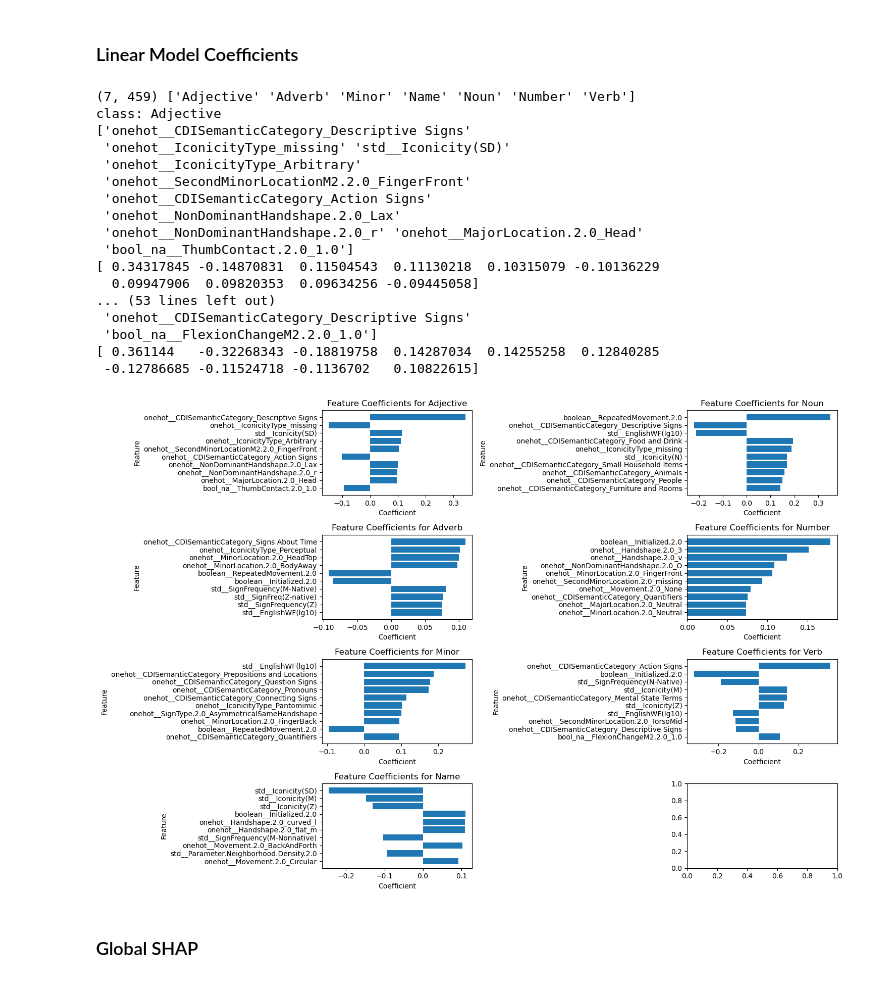
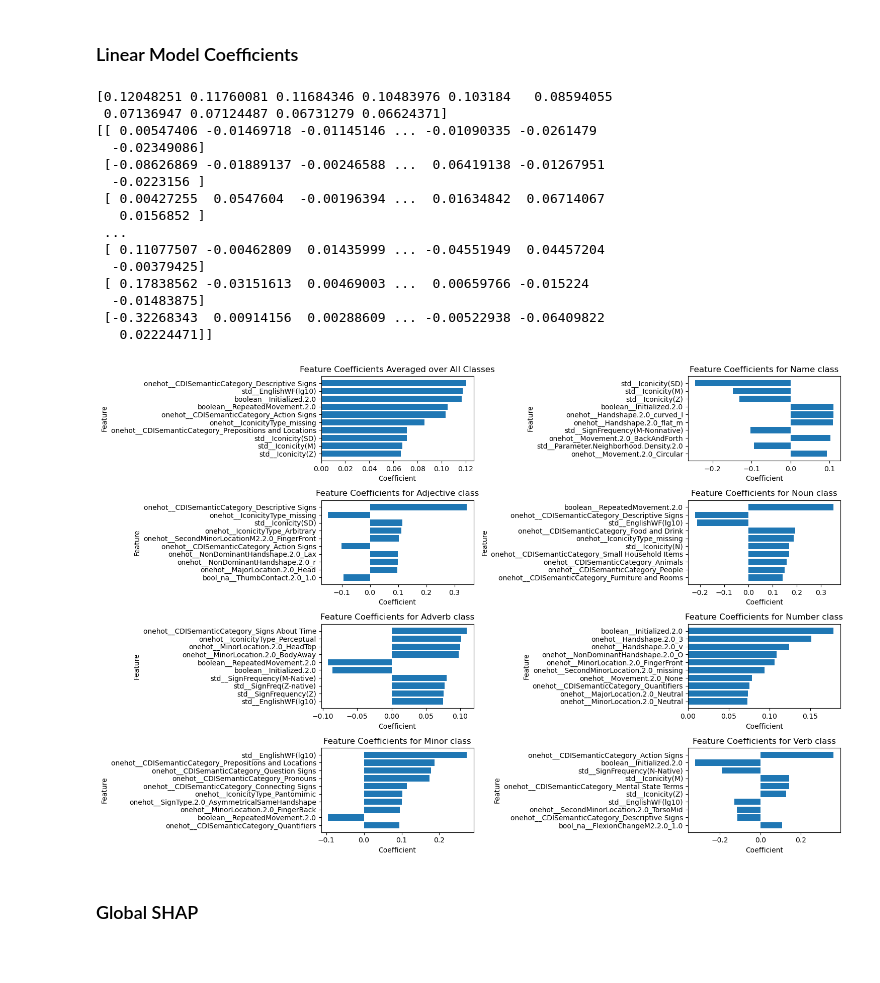
Before and after one commit to KevinCox9600/asl-lexical-class-prediction, a Jupyter notebook: src/lexical_class_predictor.ipynb, the cells around one changed output. Cells and saved outputs as stored; diff of their text form; code cells hidden in the pictures.

```diff
--- a/src/lexical_class_predictor.ipynb
+++ b/src/lexical_class_predictor.ipynb
@@ -624,46 +635,60 @@ plt.show()
 # %%
 classes = model.classes_
 coefs = model.coef_
-print(coefs.shape, classes)
+# print(coefs.shape, classes)
 fig, axs = plt.subplots(4, 2)
 for i, label in enumerate(classes):
-    x, y = i % 4, i // 4
+    index = i + 1
+    x, y = index % 4, index // 4
     ax = axs[x, y]
 
     class_coefs = coefs[i, :]
 
     top_ftr_indices = np.argsort(np.abs(class_coefs))[::-1][:num_ftrs]
     top_ftrs = features[top_ftr_indices]
     top_coefs = class_coefs[top_ftr_indices]
-    print('class:', label)
-    print(top_ftrs)
-    print(top_coefs)
+    # print('class:', label)
+    # print(top_ftrs)
+    # print(top_coefs)
 
     ax.barh(np.arange(num_ftrs), top_coefs[::-1])
     ax.set_yticks(np.arange(num_ftrs), top_ftrs[::-1])
     ax.set_ylabel("Feature")
     ax.set_xlabel("Coefficient")
     ax.set_title(f"Feature Coefficients for {label} class")
-    fig.set_size_inches(15, 10)
-    fig.show()
+
+mean_coefs = np.mean(np.abs(coefs), axis=0)
+top_ftr_indices = np.argsort(np.abs(mean_coefs))[::-1][:num_ftrs]
+top_ftrs = features[top_ftr_indices]
+top_coefs = mean_coefs[top_ftr_indices]
+print(top_coefs)
+print(coefs)
+
+ax = axs[0,0]
+ax.barh(np.arange(num_ftrs), top_coefs[::-1])
+ax.set_yticks(np.arange(num_ftrs), top_ftrs[::-1])
+ax.set_ylabel("Feature")
+ax.set_xlabel("Coefficient")
+ax.set_title(f"Feature Coefficients Averaged over All Classes")
+
+fig.set_size_inches(15, 10)
+fig.show()
 # %% [output]
-(7, 459) ['Adjective' 'Adverb' 'Minor' 'Name' 'Noun' 'Number' 'Verb']
-class: Adjective
-['onehot__CDISemanticCategory_Descriptive Signs'
- 'onehot__IconicityType_missing' 'std__Iconicity(SD)'
- 'onehot__IconicityType_Arbitrary'
- 'onehot__SecondMinorLocationM2.2.0_FingerFront'
- 'onehot__CDISemanticCategory_Action Signs'
- 'onehot__NonDominantHandshape.2.0_Lax'
- 'onehot__NonDominantHandshape.2.0_r' 'onehot__MajorLocation.2.0_Head'
- 'bool_na__ThumbContact.2.0_1.0']
-[ 0.34317845 -0.14870831  0.11504543  0.11130218  0.10315079 -0.10136229
-  0.09947906  0.09820353  0.09634256 -0.09445058]
-... (53 lines left out)
- 'onehot__CDISemanticCategory_Descriptive Signs'
- 'bool_na__FlexionChangeM2.2.0_1.0']
-[ 0.361144   -0.32268343 -0.18819758  0.14287034  0.14255258  0.12840285
- -0.12786685 -0.11524718 -0.1136702   0.10822615]
+[0.12048251 0.11760081 0.11684346 0.10483976 0.103184   0.08594055
+ 0.07136947 0.07124487 0.06731279 0.06624371]
+[[ 0.00547406 -0.01469718 -0.01145146 ... -0.01090335 -0.0261479
+  -0.02349086]
+ [-0.08626869 -0.01889137 -0.00246588 ...  0.06419138 -0.01267951
+  -0.0223156 ]
+ [ 0.00427255  0.0547604  -0.00196394 ...  0.01634842  0.06714067
+   0.0156852 ]
+ ...
+ [ 0.11077507 -0.00462809  0.01435999 ... -0.04551949  0.04457204
+  -0.00379425]
+ [ 0.17838562 -0.03151613  0.00469003 ...  0.00659766 -0.015224
+  -0.01483875]
+ [-0.32268343  0.00914156  0.00288609 ... -0.00522938 -0.06409822
+   0.02224471]]
-[figure, old version]
+[figure, new version]
 # %% [markdown]
 ### Global SHAP
```
Also changed, not shown: parts of 7 cells of this notebook, 1 other file.
